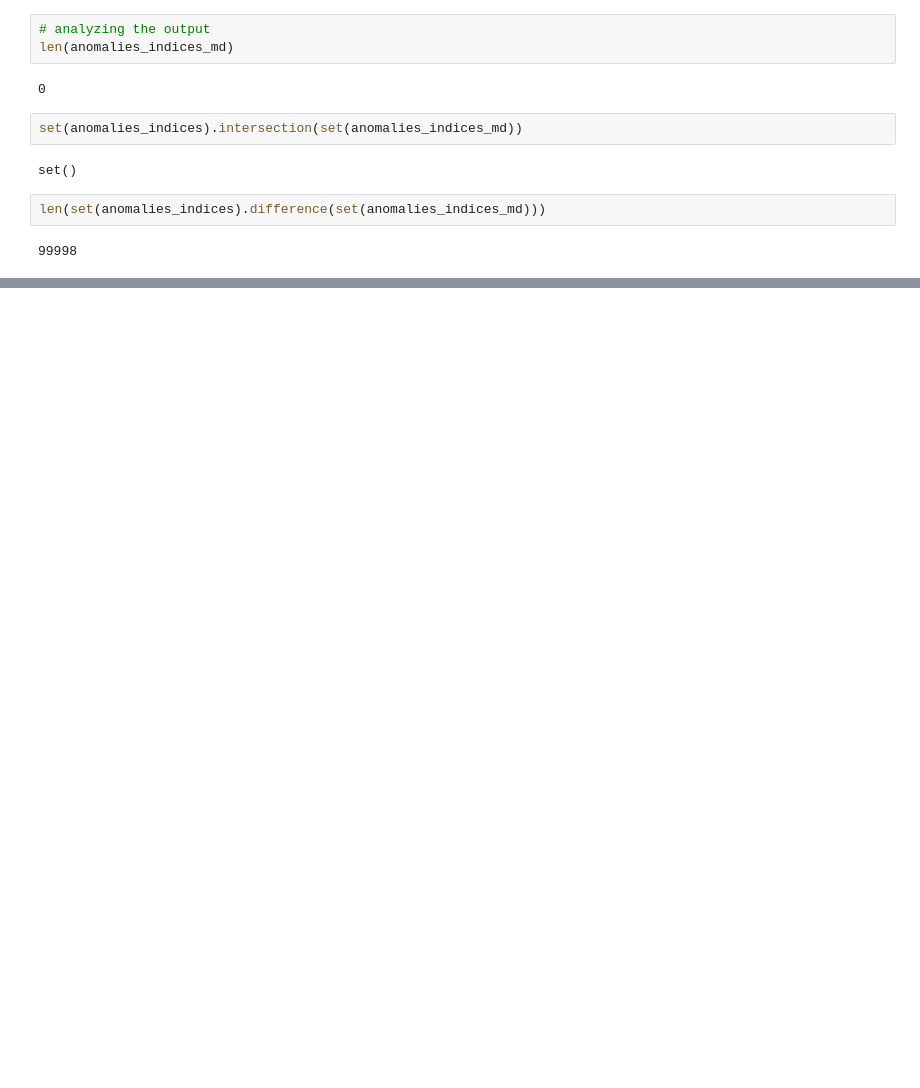
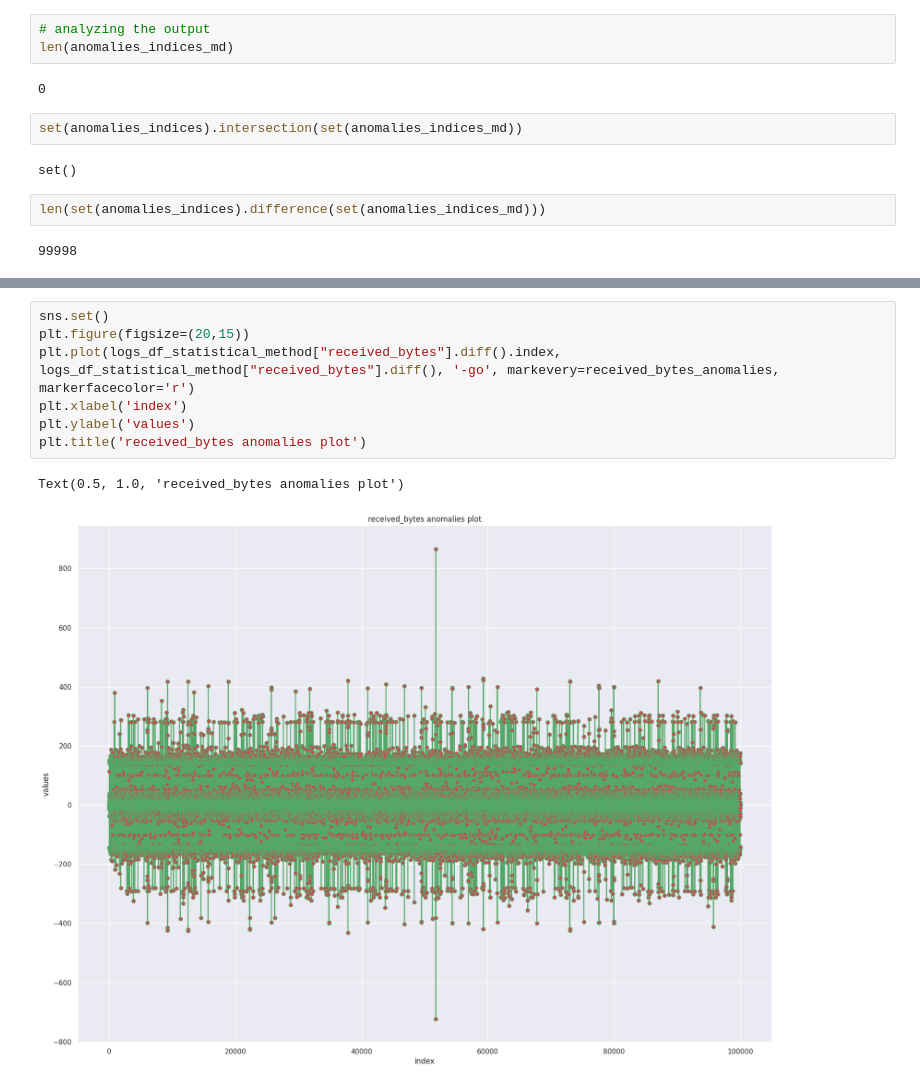
Before and after one commit to SpaceXAlphaBravoCharlie/Diplomski, a Jupyter notebook: Diplomski_colab.ipynb, the cells around one changed output, grey strips where cells are left out. Drawn from its saved outputs; the diff is of its cells as text; blank space fills up the shorter version.

```diff
--- a/Diplomski_colab.ipynb
+++ b/Diplomski_colab.ipynb
@@ -79,0 +133,10 @@ len(set(anomalies_indices).difference(set(anomalies_indices_md)))
+# %%
+sns.set()
+plt.figure(figsize=(20,15))
+plt.plot(logs_df_statistical_method["received_bytes"].diff().index, logs_df_statistical_method["received_bytes"].diff(), '-go', markevery=received_bytes_anomalies, markerfacecolor='r')
+plt.xlabel('index')
+plt.ylabel('values')
+plt.title('received_bytes anomalies plot')
+# %% [output]
+Text(0.5, 1.0, 'received_bytes anomalies plot')
+[figure, added]
```
Also changed, not shown: parts of 17 cells of this notebook.
